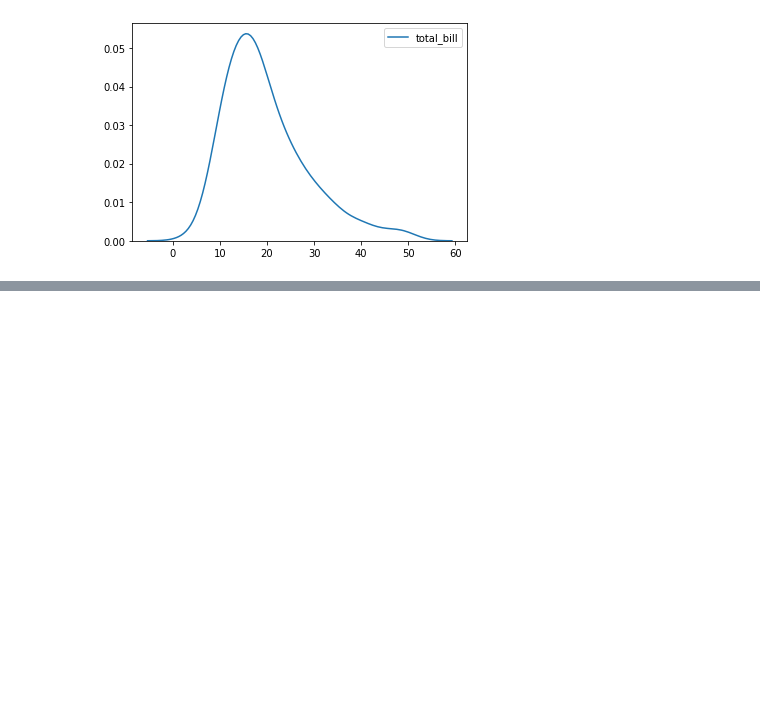
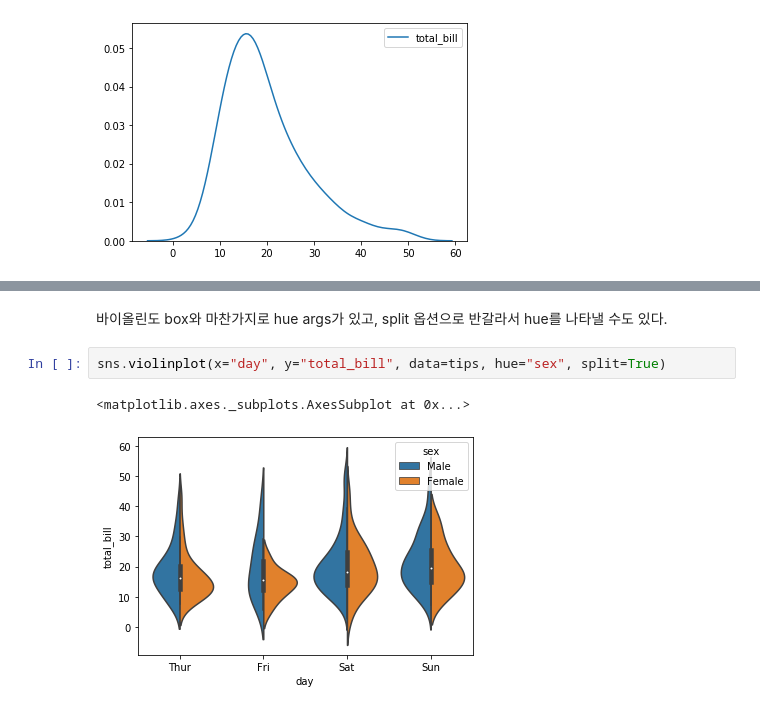
Before and after one commit to JeonHG/DS_ML_basics, a Jupyter notebook: Seaborn.ipynb, the cells around one changed output, grey strips where cells are left out. Drawn from its saved outputs; the diff is of its cells as text; blank space fills up the shorter version.

```diff
--- a/Seaborn.ipynb
+++ b/Seaborn.ipynb
@@ -95,0 +123,7 @@ sns.kdeplot(tips["total_bill"])
+# %% [markdown]
+바이올린도 box와 마찬가지로 hue args가 있고, split 옵션으로 반갈라서 hue를 나타낼 수도 있다.
+# %%
+sns.violinplot(x="day", y="total_bill", data=tips, hue="sex", split=True)
+# %% [output]
+<matplotlib.axes._subplots.AxesSubplot at 0x...>
+[figure, added]
```
Also changed, not shown: parts of 34 cells of this notebook.
